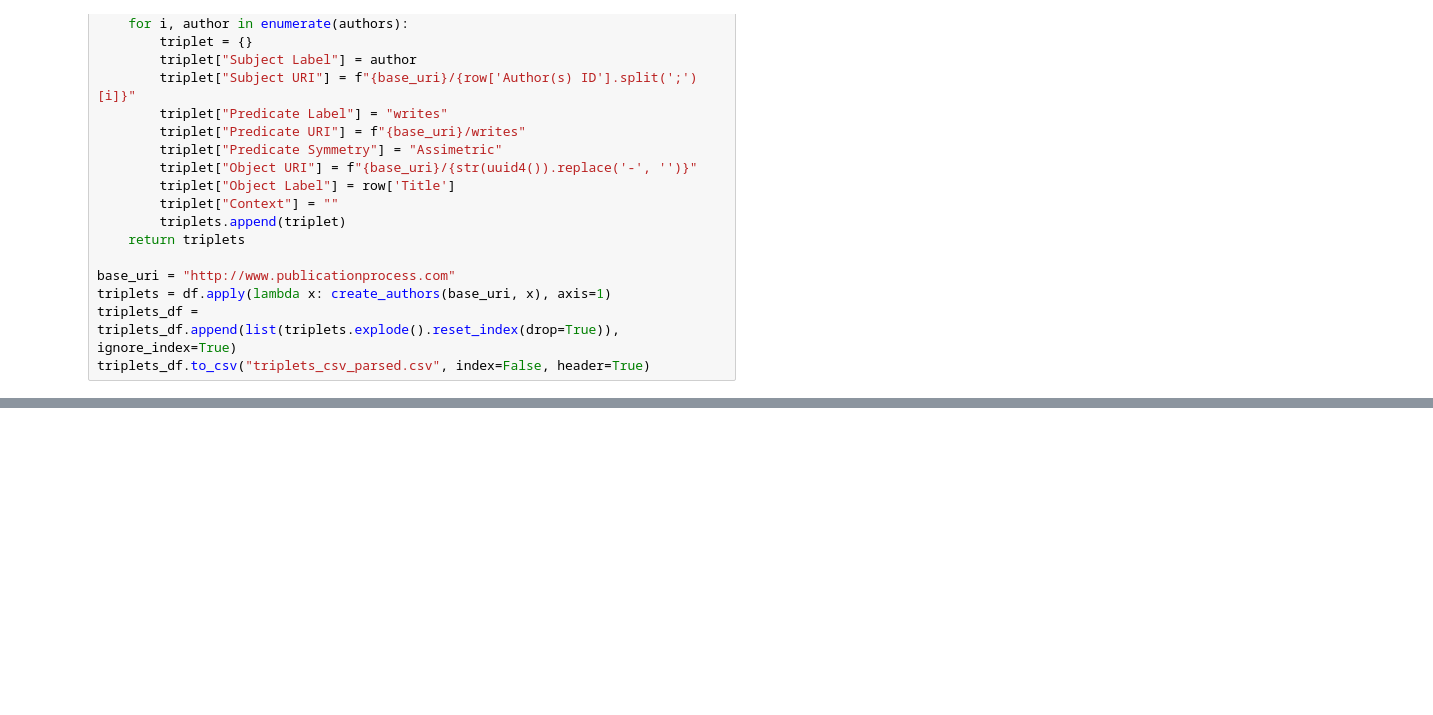
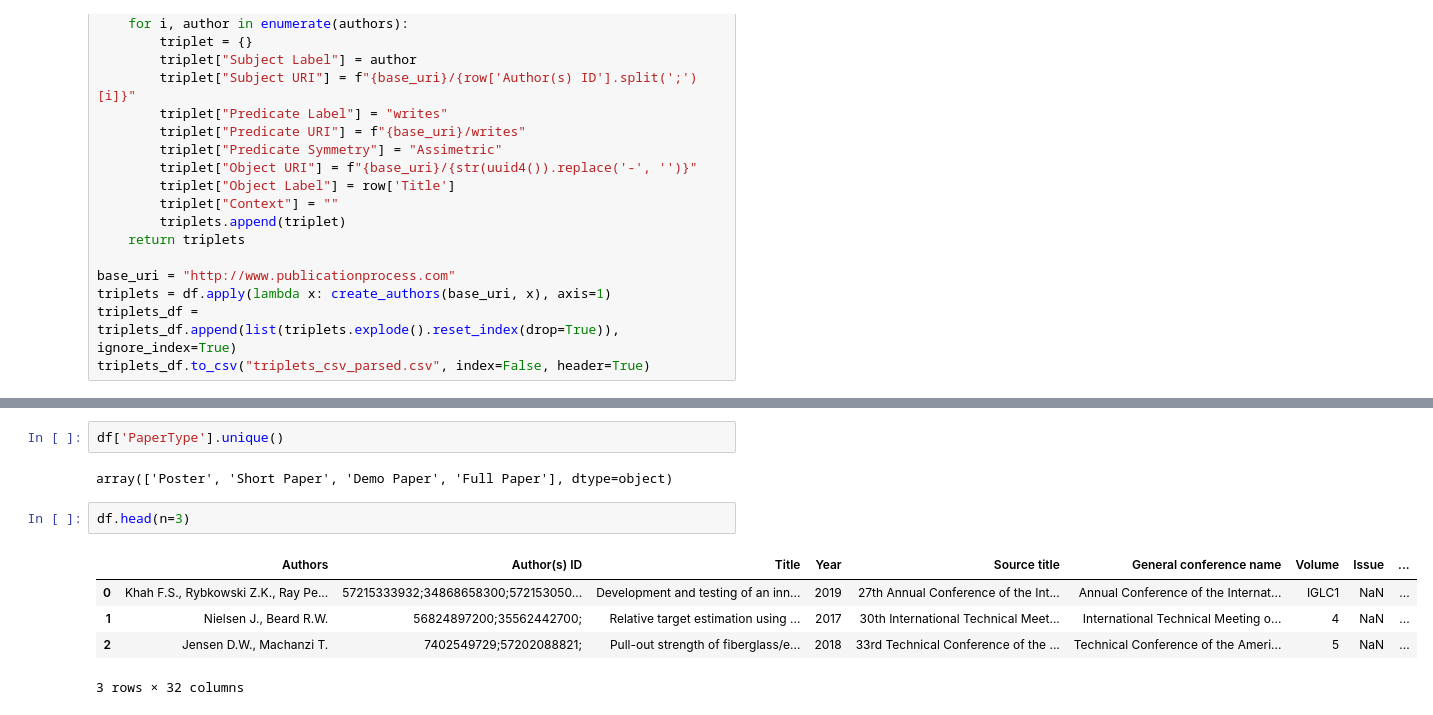
Before and after one commit to Action52/Lab3SDM, a Jupyter notebook: Enrich_Researcher_Data.ipynb, the cells around one changed output, grey strips where cells are left out. Cells and saved outputs as stored; diff of their text form; blank space fills up the shorter version.

```diff
--- a/Enrich_Researcher_Data.ipynb
+++ b/Enrich_Researcher_Data.ipynb
@@ -135,0 +132,12 @@ array(['Poster', 'Short Paper', 'Demo Paper', 'Full Paper'], dtype=object)
+# %%
+df['PaperType'].unique()
+# %% [output]
+array(['Poster', 'Short Paper', 'Demo Paper', 'Full Paper'], dtype=object)
+# %%
+df.head(n=3)
+# %% [output]
+|  | Authors | Author(s) ID | Title | Year | Source title | General conference name | Volume | Issue | ... |
+| 0 | Khah F.S., Rybkowski Z.K., Ray Pe... | 57215333932;34868658300;572153050... | Development and testing of an inn... | 2019 | 27th Annual Conference of the Int... | Annual Conference of the Internat... | IGLC1 | NaN | ... |
+| 1 | Nielsen J., Beard R.W. | 56824897200;35562442700; | Relative target estimation using ... | 2017 | 30th International Technical Meet... | International Technical Meeting o... | 4 | NaN | ... |
+| 2 | Jensen D.W., Machanzi T. | 7402549729;57202088821; | Pull-out strength of fiberglass/e... | 2018 | 33rd Technical Conference of the ... | Technical Conference of the Ameri... | 5 | NaN | ... |
+3 rows × 32 columns
```
Also changed, not shown: parts of 4 cells of this notebook, 6 other files.
